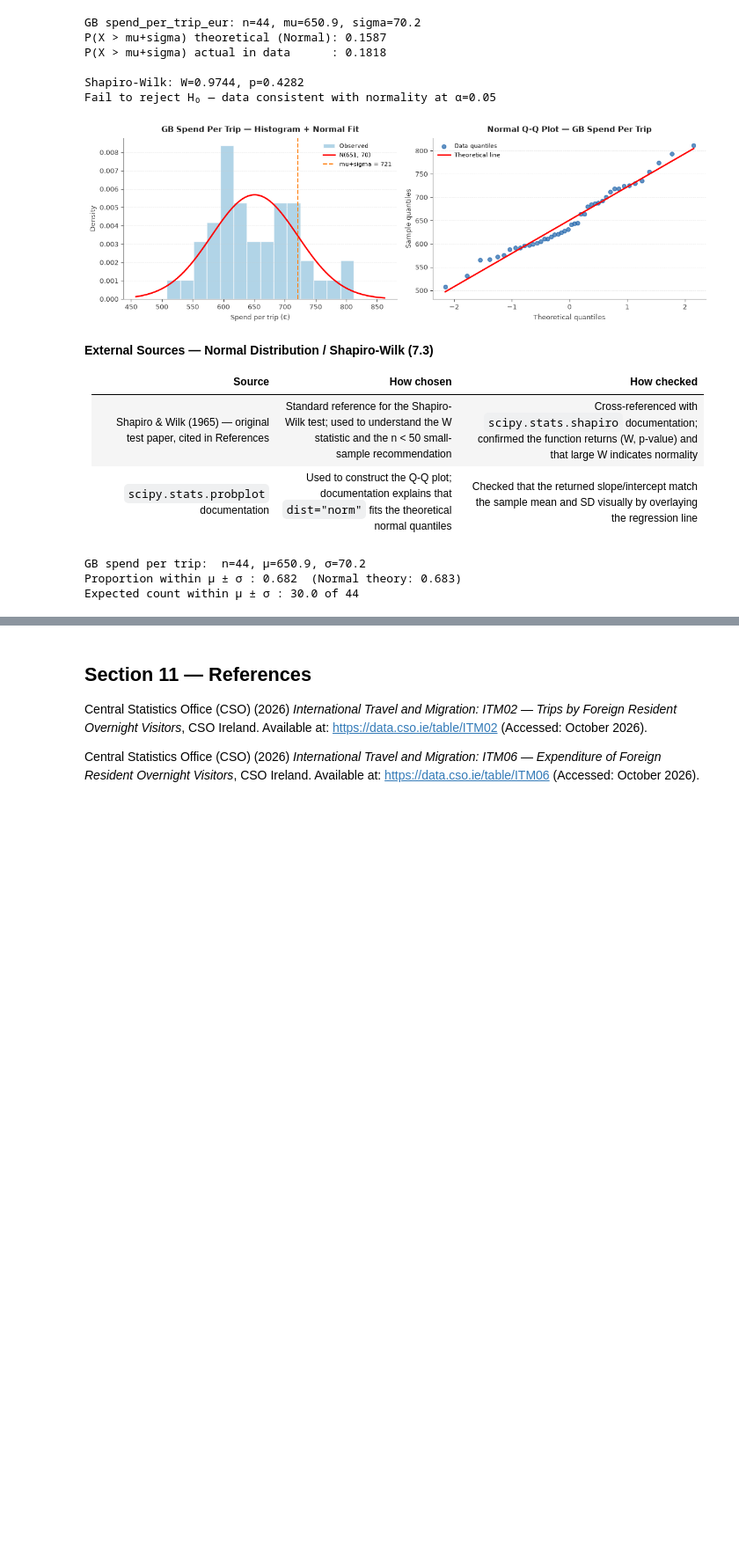
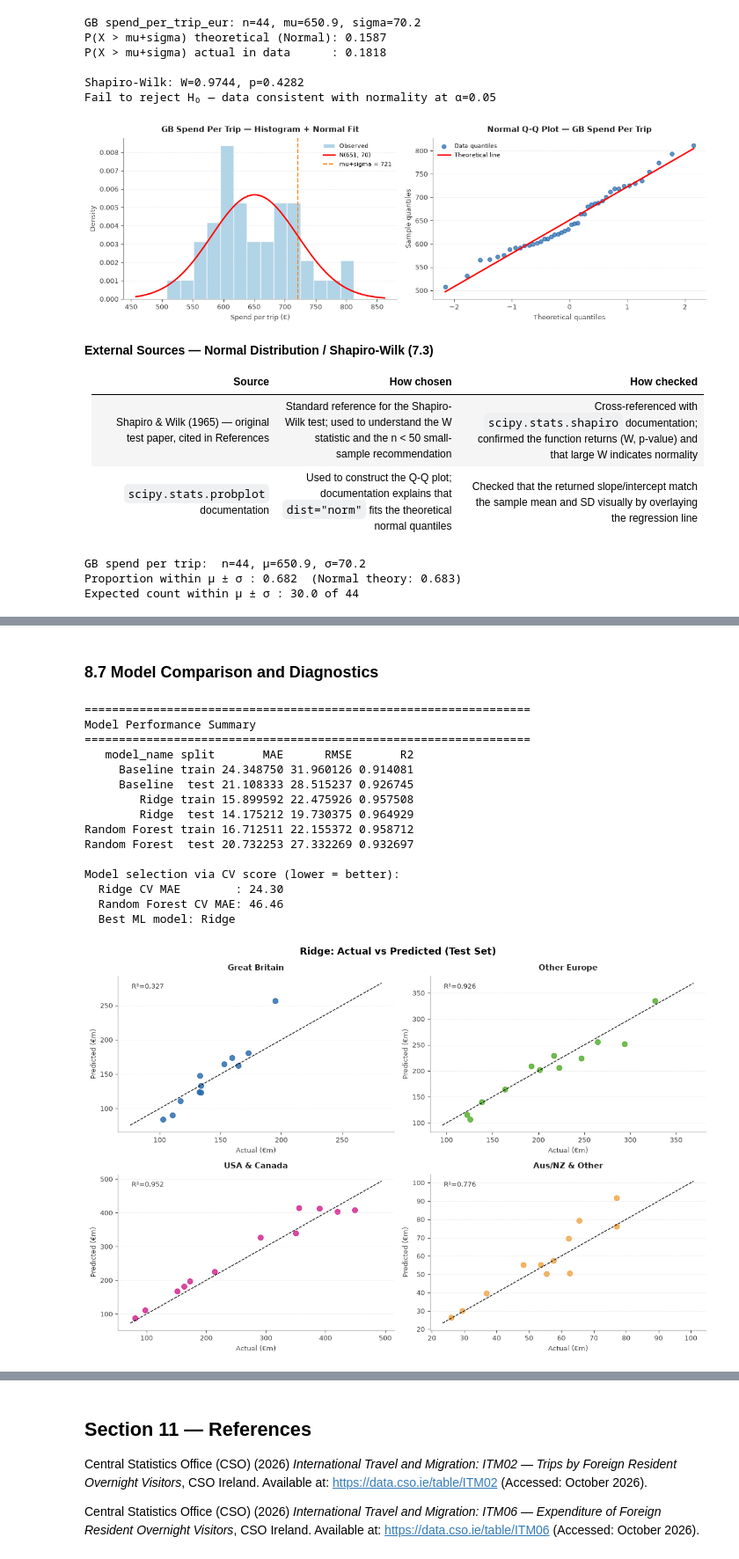
Before and after one commit to 2024524-youness/ireland-visitor-spending, a Jupyter notebook: ireland-visitor-spending.ipynb, the cells around one changed output, grey strips where cells are left out. Shown at 88% size. Saved outputs shown, nothing was run; the diff lists cells and outputs as text; code cells hidden in the pictures; blank space fills up the shorter version.

```diff
--- a/ireland-visitor-spending.ipynb
+++ b/ireland-visitor-spending.ipynb
@@ -1104,0 +1190,17 @@ All three distributions are related through the Central Limit Theorem: as n or
+# %%
+def evaluate(name, y_true, y_pred):
+    """Compute MAE, RMSE, R² and return as a dict."""
+    mae  = mean_absolute_error(y_true, y_pred)
+    rmse = np.sqrt(mean_squared_error(y_true, y_pred))
+    r2   = r2_score(y_true, y_pred)
+    print(f"  {name:30s}  MAE={mae:6.2f}  RMSE={rmse:6.2f}  R²={r2:6.3f}")
+    return {"model": name, "MAE": mae, "RMSE": rmse, "R2": r2}
+
+results = []
+
+# Baseline: predict spend_lag12
+base_train = evaluate("Baseline (train)", y_train, X_train["spend_lag12"])
+base_test  = evaluate("Baseline (test)",  y_test,  X_test["spend_lag12"])
+base_train["split"] = "train"; base_test["split"] = "test"
+base_train["model_name"] = "Baseline"; base_test["model_name"] = "Baseline"
+results.extend([base_train, base_test])
@@ -1104,0 +1321,58 @@ All three distributions are related through the Central Limit Theorem: as n or
+# %% [markdown]
+### 8.7 Model Comparison and Diagnostics
+# %%
+# Results table
+results_df = pd.DataFrame(results)[["model_name","split","MAE","RMSE","R2"]]
+print("\n" + "="*65)
+print("Model Performance Summary")
+print("="*65)
+print(results_df.to_string(index=False))
+
+# Select best ML model by cross-validation score, NOT by test MAE.
+# Using the test set to choose a model would be data leakage.
+# best_score_ is negative MAE; higher (less negative) = better CV performance.
+best_model      = ridge_grid if ridge_grid.best_score_ >= rf_grid.best_score_ else rf_grid
+best_model_name = "Ridge" if ridge_grid.best_score_ >= rf_grid.best_score_ else "Random Forest"
+ridge_cv_mae = -ridge_grid.best_score_
+rf_cv_mae    = -rf_grid.best_score_
+print(f"\nModel selection via CV score (lower = better):")
+print(f"  Ridge CV MAE        : {ridge_cv_mae:.2f}")
+print(f"  Random Forest CV MAE: {rf_cv_mae:.2f}")
+print(f"  Best ML model: {best_model_name}")
+
+y_pred_test = best_model.predict(X_test)
+
+fig, axes = plt.subplots(2, 2, figsize=(12, 8))
+axes = axes.flatten()
+for i, grp in enumerate(["XB", "OTHEUR3", "USCA", "OTHR1"]):
+    mask = test_df["group"] == grp
+    ax = axes[i]
+    ax.scatter(y_test[mask], y_pred_test[mask], color=GROUP_COLORS[grp], s=50, alpha=0.8)
+    lim = [min(y_test[mask].min(), y_pred_test[mask].min()) * 0.9,
+           max(y_test[mask].max(), y_pred_test[mask].max()) * 1.1]
+    ax.plot(lim, lim, "k--", linewidth=1, label="Perfect")
+    style_ax(ax, title=GROUP_LABELS[grp], xlabel="Actual (€m)", ylabel="Predicted (€m)")
+    r2_grp = r2_score(y_test[mask], y_pred_test[mask]) if mask.sum() > 1 else float("nan")
+    ax.text(0.05, 0.92, f"R²={r2_grp:.3f}", transform=ax.transAxes, fontsize=9, color="#333")
+
+fig.suptitle(f"{best_model_name}: Actual vs Predicted (Test Set)", fontsize=13, fontweight="bold")
+plt.tight_layout()
+plt.savefig(os.path.join(DATA_DIR, "chart9_actual_vs_pred.png"), dpi=120, bbox_inches="tight")
+plt.show()
+# %% [output]
+=================================================================
+Model Performance Summary
+=================================================================
+   model_name split       MAE      RMSE       R2
+     Baseline train 24.348750 31.960126 0.914081
+     Baseline  test 21.108333 28.515237 0.926745
+        Ridge train 15.899592 22.475926 0.957508
+        Ridge  test 14.175212 19.730375 0.964929
+Random Forest train 16.712511 22.155372 0.958712
+Random Forest  test 20.732253 27.332269 0.932697
+
+Model selection via CV score (lower = better):
+  Ridge CV MAE        : 24.30
+  Random Forest CV MAE: 46.46
+  Best ML model: Ridge
+[figure, added]
```
Also changed, not shown: parts of 19 cells of this notebook.
